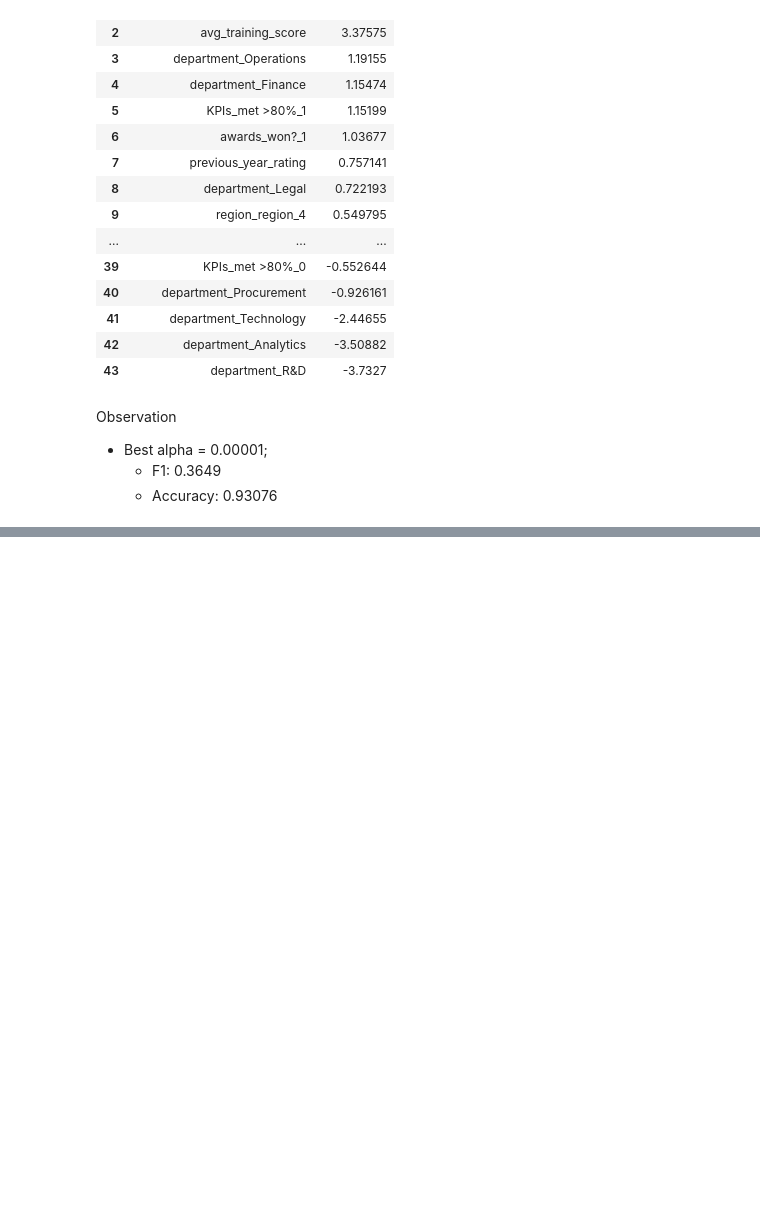
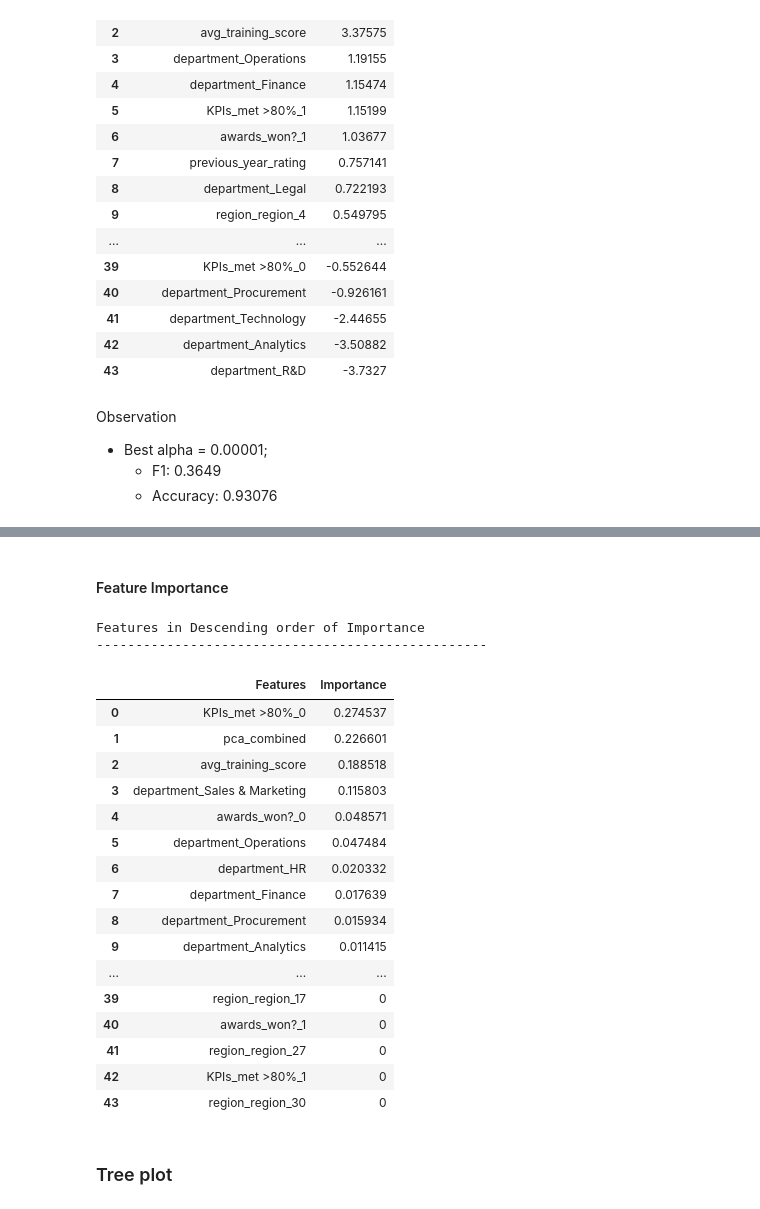
Before and after one commit to gunnerVivek/Employee-Promotion, a Jupyter notebook: 3-models.ipynb, the cells around one changed output, grey strips where cells are left out. Saved outputs shown, nothing was run; the diff lists cells and outputs as text; code cells hidden in the pictures; blank space fills up the shorter version.

```diff
--- a/3-models.ipynb
+++ b/3-models.ipynb
@@ -416,0 +566,33 @@ Observation
+# %% [markdown]
+#### Feature Importance
+# %%
+print('Features in Descending order of Importance')
+print('-'*50)
+
+pd.DataFrame(np.column_stack([X_oneHot.columns[np.argsort(tuned_DT.feature_importances_)[::-1]],
+                              tuned_DT.feature_importances_[np.argsort(tuned_DT.feature_importances_)[::-1]].round(6)
+                            ]),
+             columns = ['Features', 'Importance']
+            )
+# %% [output]
+Features in Descending order of Importance
+--------------------------------------------------
+|  | Features | Importance |
+| 0 | KPIs_met >80%_0 | 0.274537 |
+| 1 | pca_combined | 0.226601 |
+| 2 | avg_training_score | 0.188518 |
+| 3 | department_Sales & Marketing | 0.115803 |
+| 4 | awards_won?_0 | 0.048571 |
+| 5 | department_Operations | 0.047484 |
+| 6 | department_HR | 0.020332 |
+| 7 | department_Finance | 0.017639 |
+| 8 | department_Procurement | 0.015934 |
+| 9 | department_Analytics | 0.011415 |
+| ... | ... | ... |
+| 39 | region_region_17 | 0 |
+| 40 | awards_won?_1 | 0 |
+| 41 | region_region_27 | 0 |
+| 42 | KPIs_met >80%_1 | 0 |
+| 43 | region_region_30 | 0 |
+# %% [markdown]
+### Tree plot
```
Also changed, not shown: parts of 22 cells of this notebook.
